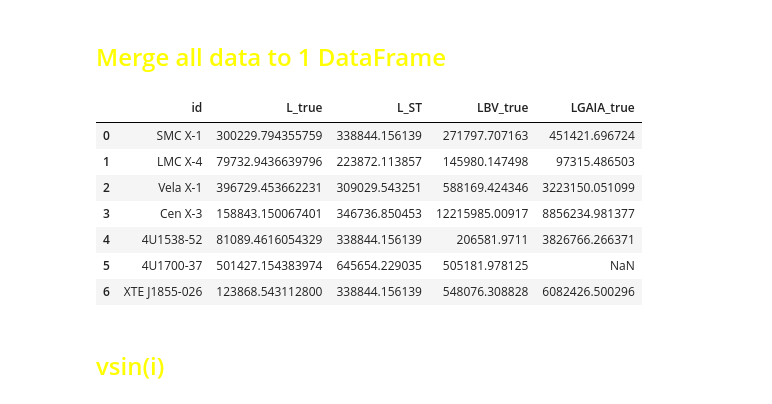
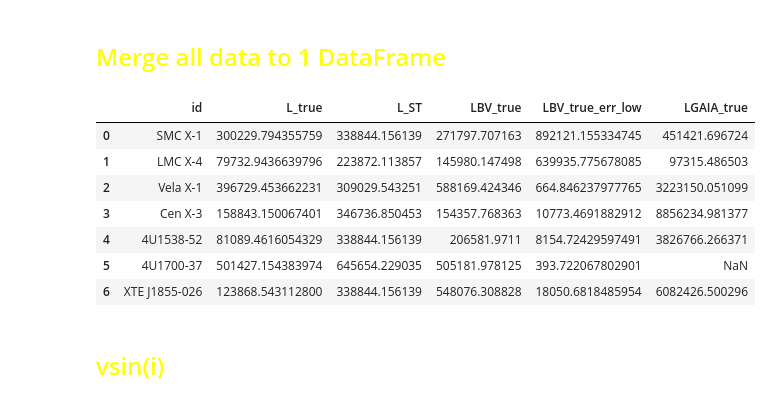
Before and after one commit to LvV210/MasterProject, a Jupyter notebook: HMXBparameters/luminosity.ipynb, the cells around one changed output. Saved outputs shown, nothing was run; the diff lists cells and outputs as text; code cells hidden in the pictures.

Commit message:
Minor changes to luminosity.ipynb

```diff
--- a/HMXBparameters/luminosity.ipynb
+++ b/HMXBparameters/luminosity.ipynb
@@ -30,6 +30,8 @@ df_L = pd.DataFrame({'id': df_hmxb['id'].copy(),
                               "L_true_err_low": [None] * len(df_hmxb['id']),
                               "L_true_err_high": [None] * len(df_hmxb['id']),
                               "LBV_true": [None] * len(df_hmxb['id']),
+                              "LBV_true_err_low": [None] * len(df_hmxb['id']),
+                              "LBV_true_err_high": [None] * len(df_hmxb['id']),
                               "LGAIA_true": [None] * len(df_hmxb['id']),
                               "ST": [None] * len(df_hmxb['id']),
                               "logL_true/L_sun": [None] * len(df_hmxb['id']),
@@ -184,6 +148,7 @@ for i in range(df_hmxb.shape[0]):
         else:
             Av = 3.2 * (BVobs - BV0)
         # Av, Av_err = extinction_and_error(0.46, 0.01, JHobs, JHobs_err, JH0, JH0_err)
+        Av_err = 0
 
         # Visual magnitude
         mv = df_hmxb.loc[i, 'V']
@@ -198,10 +163,12 @@ for i in range(df_hmxb.shape[0]):
         L = 10**((Mbol - 4.74) / (-2.5))
 
         # Calculate the error on the luminosity
-        # L_err_low, L_err_high = luminosity_error_asymmetric(BCh, 0.1, mh, 0.03, distance, Sigmad_high, Sigmad_low, Ah, Ah_err)
+        L_err_low, L_err_high = luminosity_error_asymmetric(BCh, 0.1, mh, 0.03, distance, Sigmad_high, Sigmad_low, Ah, Ah_err)
 
         # Put L in luminosity dataframe
         df_L.loc[df_L["id"] == df_hmxb.loc[i, 'id'], "LBV_true"] = L
+        df_L.loc[df_L["id"] == df_hmxb.loc[i, 'id'], "LBV_true_err_low"] = L_err_low
+        df_L.loc[df_L["id"] == df_hmxb.loc[i, 'id'], "LBV_true_err_high"] = L_err_high
 # %% [markdown]
 <font color='yellow' size=4>Using GAIA extinction and Johnson V band</font>
 # %%
@@ -503,7 +470,7 @@ df_Complete = pd.merge(df_Complete, df_roche_lobe, on=['id', 'ST', 'semi_eclipse
                                                        'Teff_err', 'logTeff', 'logTeff_err', 'R_true', 'R_true_err', 'R_expected', 'R_expected_err_high',
                                                        'R_expected_err_low', 'R_expected/R_true', 'M_exp', 'M_HRD', 'M_exp_err', 'M_opt/M_exp',
                                                        'R_expected/R_true_err_high', 'R_expected/R_true_err_low', 'M_opt/M_exp_err', 'R_ST', 'R_ST_err',
-                                                       'L_ST', 'L_ST_err', 'M_ST', 'M_ST_err', 'LBV_true', 'LGAIA_true'])
+                                                       'L_ST', 'L_ST_err', 'M_ST', 'M_ST_err', 'LBV_true', 'LBV_true_err_low', 'LBV_true_err_high', 'LGAIA_true'])
 
 
 df_Complete = pd.merge(df_Complete, df_xRayLum, on=['id', 'P_spin', 'r_med_photogeo'])
@@ -514,16 +481,16 @@ df_Complete = pd.merge(df_Complete, df_xRayLum, on=['id', 'P_spin', 'r_med_photo
 # # Print columns ending with '_x' or '_y'
 # print(columns_ending_with_x_or_y)
 # %%
-df_Complete[["id", "L_true", "L_ST", "LBV_true", "LGAIA_true"]]
+df_Complete[["id", "L_true", "L_ST", "LBV_true", "LBV_true_err_low", "LGAIA_true"]]
 # %% [output]
-|  | id | L_true | L_ST | LBV_true | LGAIA_true |
-| 0 | SMC X-1 | 300229.794355759 | 338844.156139 | 271797.707163 | 451421.696724 |
-| 1 | LMC X-4 | 79732.9436639796 | 223872.113857 | 145980.147498 | 97315.486503 |
-| 2 | Vela X-1 | 396729.453662231 | 309029.543251 | 588169.424346 | 3223150.051099 |
-| 3 | Cen X-3 | 158843.150067401 | 346736.850453 | 12215985.00917 | 8856234.981377 |
-| 4 | 4U1538-52 | 81089.4616054329 | 338844.156139 | 206581.9711 | 3826766.266371 |
-| 5 | 4U1700-37 | 501427.154383974 | 645654.229035 | 505181.978125 | NaN |
-| 6 | XTE J1855-026 | 123868.543112800 | 338844.156139 | 548076.308828 | 6082426.500296 |
+|  | id | L_true | L_ST | LBV_true | LBV_true_err_low | LGAIA_true |
+| 0 | SMC X-1 | 300229.794355759 | 338844.156139 | 271797.707163 | 892121.155334745 | 451421.696724 |
+| 1 | LMC X-4 | 79732.9436639796 | 223872.113857 | 145980.147498 | 639935.775678085 | 97315.486503 |
+| 2 | Vela X-1 | 396729.453662231 | 309029.543251 | 588169.424346 | 664.846237977765 | 3223150.051099 |
+| 3 | Cen X-3 | 158843.150067401 | 346736.850453 | 154357.768363 | 10773.4691882912 | 8856234.981377 |
+| 4 | 4U1538-52 | 81089.4616054329 | 338844.156139 | 206581.9711 | 8154.72429597491 | 3826766.266371 |
+| 5 | 4U1700-37 | 501427.154383974 | 645654.229035 | 505181.978125 | 393.722067802901 | NaN |
+| 6 | XTE J1855-026 | 123868.543112800 | 338844.156139 | 548076.308828 | 18050.6818485954 | 6082426.500296 |
 # %% [markdown]
 ## <font color='yellow' size=5>vsin(i)</font>
 # %%
```
Also changed, not shown: parts of 3 cells of this notebook, 5 other files.
